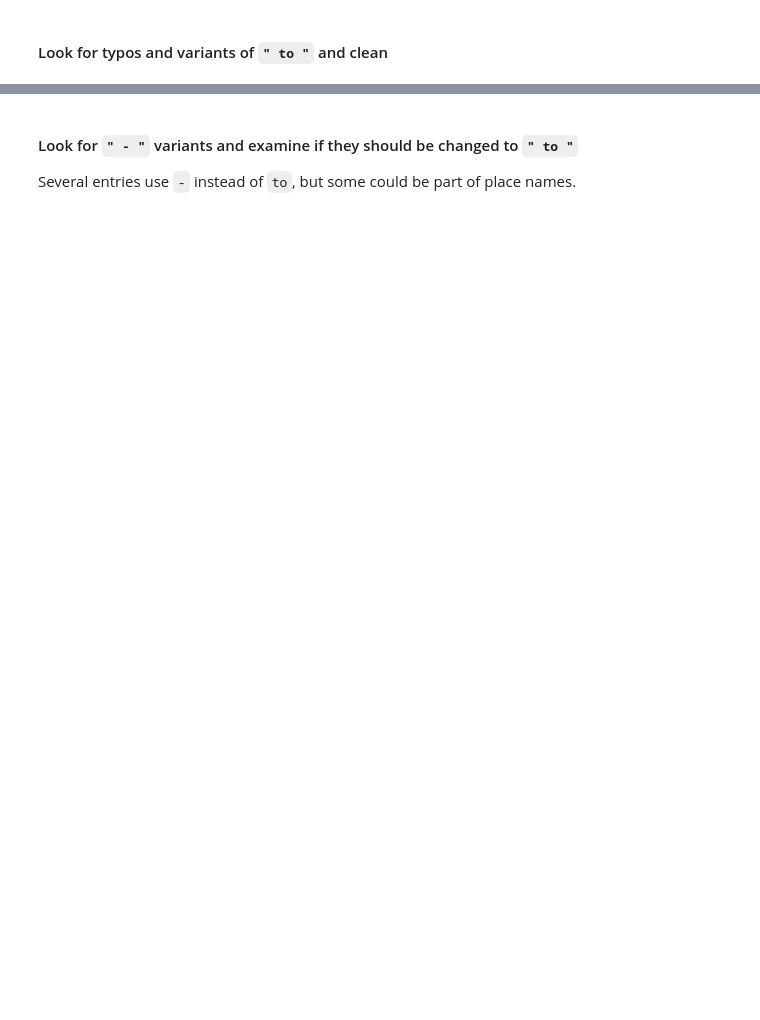
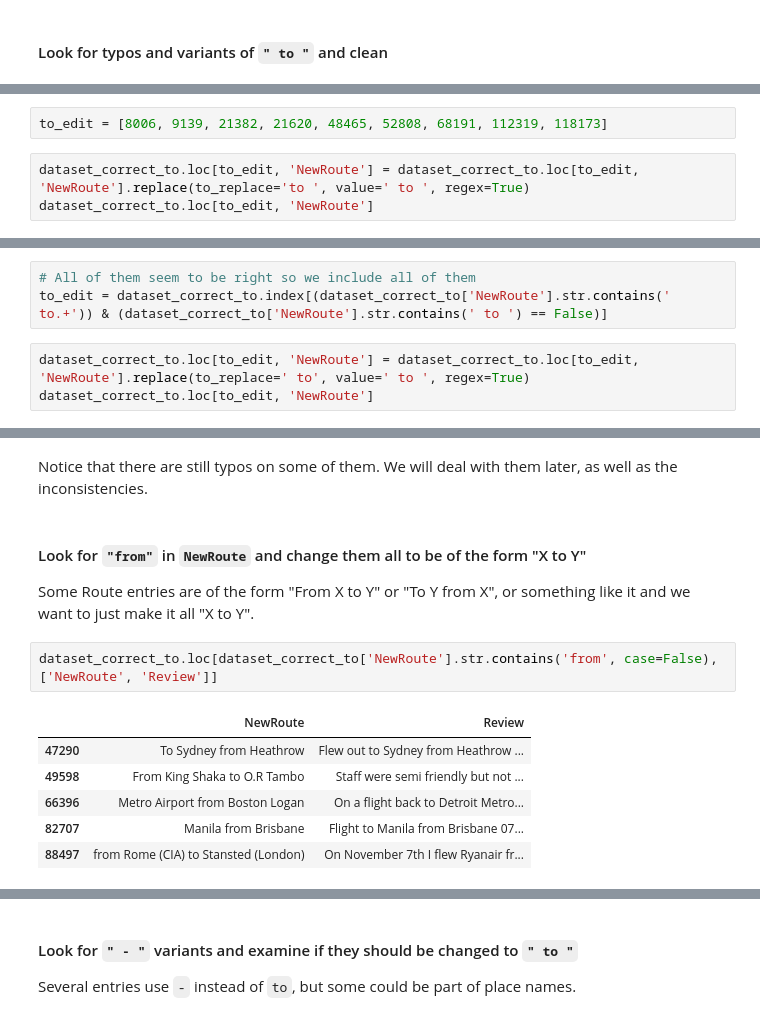
Before and after one commit to paulabondoc/airline-ratings-data-project, a Jupyter notebook: Script1 - Data_cleaning.ipynb, the cells around one changed output, grey strips where cells are left out. Saved outputs shown, nothing was run; the diff lists cells and outputs as text; blank space fills up the shorter version.

```diff
--- a/Script1 - Data_cleaning.ipynb
+++ b/Script1 - Data_cleaning.ipynb
@@ -262,0 +328,5 @@ dataset_no_layovers
+# %%
+to_edit = [8006, 9139, 21382, 21620, 48465, 52808, 68191, 112319, 118173]
+# %%
+dataset_correct_to.loc[to_edit, 'NewRoute'] = dataset_correct_to.loc[to_edit, 'NewRoute'].replace(to_replace='to ', value=' to ', regex=True)
+dataset_correct_to.loc[to_edit, 'NewRoute']
@@ -262,0 +363,6 @@ dataset_no_layovers
+# %%
+# All of them seem to be right so we include all of them
+to_edit = dataset_correct_to.index[(dataset_correct_to['NewRoute'].str.contains(' to.+')) & (dataset_correct_to['NewRoute'].str.contains(' to ') == False)]
+# %%
+dataset_correct_to.loc[to_edit, 'NewRoute'] = dataset_correct_to.loc[to_edit, 'NewRoute'].replace(to_replace=' to', value=' to ', regex=True)
+dataset_correct_to.loc[to_edit, 'NewRoute']
@@ -262,0 +386,15 @@ dataset_no_layovers
+# %% [markdown]
+Notice that there are still typos on some of them. We will deal with them later, as well as the inconsistencies.
+# %% [markdown]
+#### Look for `"from"` in `NewRoute` and change them all to be of the form "X to Y"
+
+Some Route entries are of the form "From X to Y" or "To Y from X", or something like it and we want to just make it all "X to Y".
+# %%
+dataset_correct_to.loc[dataset_correct_to['NewRoute'].str.contains('from', case=False), ['NewRoute', 'Review']]
+# %% [output]
+|  | NewRoute | Review |
+| 47290 | To Sydney from Heathrow | Flew out to Sydney from Heathrow ... |
+| 49598 | From King Shaka to O.R Tambo | Staff were semi friendly but not ... |
+| 66396 | Metro Airport from Boston Logan | On a flight back to Detroit Metro... |
+| 82707 | Manila from Brisbane | Flight to Manila from Brisbane 07... |
+| 88497 | from Rome (CIA) to Stansted (London) | On November 7th I flew Ryanair fr... |
```
Also changed, not shown: parts of 76 cells of this notebook.
